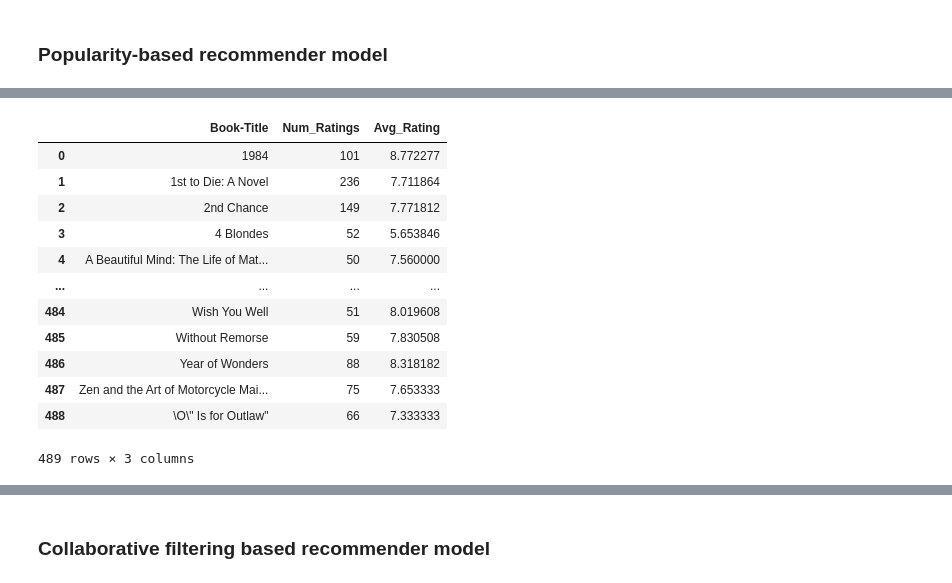
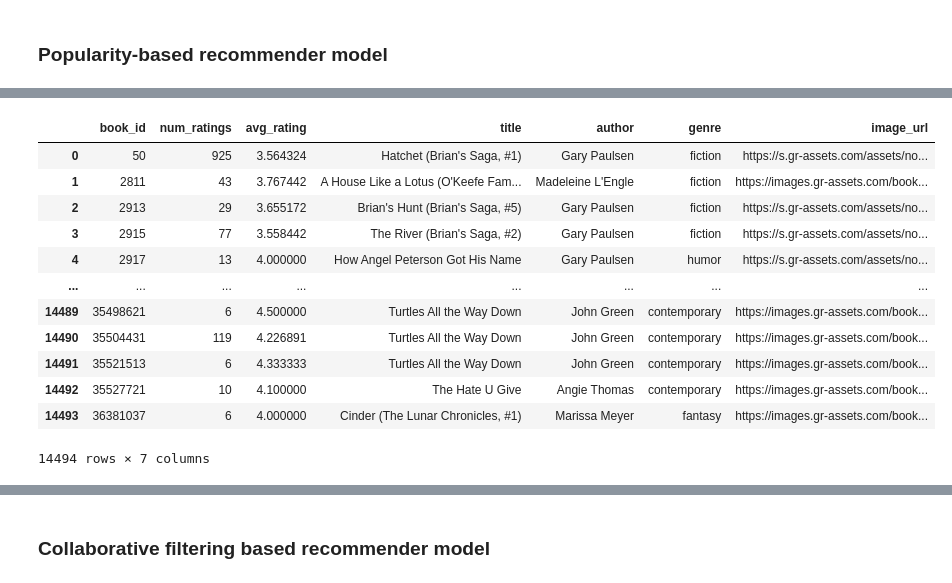
Before and after one commit to mkamar17/litra-book_recommender, a Jupyter notebook: product/ML/notebooks/book_recommender.ipynb, the cells around one changed output, grey strips where cells are left out. Saved outputs shown, nothing was run; the diff lists cells and outputs as text; code cells hidden in the pictures.

```diff
--- a/product/ML/notebooks/book_recommender.ipynb
+++ b/product/ML/notebooks/book_recommender.ipynb
@@ -81,4 +67,19 @@ merged_df = raw_df[[
 ]].copy()
+# %%
+GENRE_SHELVES = {
+    "fantasy", "romance", "science-fiction", "sci-fi", "mystery", "thriller",
+    "horror", "dystopia", "paranormal", "urban-fantasy", "historical-fiction",
+    "contemporary", "adventure", "fiction", "non-fiction", "humor", "comedy",
+    "paranormal-romance", "sci-fi-fantasy", "teen-fiction", "young-adult-fiction"
+}
+
+def extract_genre(shelves):
+    if not isinstance(shelves, list):
+        return "unknown"
+    for shelf in shelves:
+        if shelf["name"] in GENRE_SHELVES:
+            return shelf["name"]
+    return "unknown"
 # %% [markdown]
 ### Getting the author data
 # %%
@@ -128,3 +129,9 @@ authored_df[["title","author"]]
 | 1999998 | Peeps (Peeps #1) | Scott Westerfeld |
 | 1999999 | When the Stars Begin to Fall | James Lincoln Collier |
 2000000 rows × 2 columns
+# %%
+authored_df["genre"] = authored_df["popular_shelves"].apply(extract_genre)
+authored_df = authored_df.drop(columns=["popular_shelves"])
+
+print(authored_df["genre"].value_counts())
+print(f"\nUnknown: {(authored_df['genre'] == 'unknown').sum()}")
@@ -401,5 +376,7 @@ ratings_with_name = ratings.merge(books, on='ISBN')
 # %%
-num_rating_df = ratings_with_name.groupby('Book-Title').count()['Book-Rating'].reset_index()
-num_rating_df.rename(columns= {'Book-Rating': 'Num_Ratings'}, inplace = True)
+#count ratings per book
+
+num_rating_df = filtered_df.groupby("book_id")["rating"].count().reset_index()
+num_rating_df.rename(columns= {"rating":"num_ratings"}, inplace = True)
 num_rating_df
 # %% [output]
@@ -419,7 +396,7 @@ num_rating_df
 # %%
 # finding the average rating for each book
 
-avg_rating_df = ratings_with_name.groupby('Book-Title')['Book-Rating'].mean().reset_index()
-avg_rating_df.rename(columns= {'Book-Rating': 'Avg_Rating'}, inplace = True)
+avg_rating_df = filtered_df.groupby("book_id")["rating"].mean().reset_index()
+avg_rating_df.rename(columns= {"rating": "avg_rating"}, inplace = True)
 avg_rating_df
 # %% [output]
@@ -439,19 +416,20 @@ avg_rating_df
 # %%
 # merging the two tables to create a new popular books dataframe
 
-popular_df = num_rating_df.merge(avg_rating_df, on = 'Book-Title')
+book_info = filtered_df[["book_id", "title", "author","genre", "image_url"]].drop_duplicates("book_id")
+popular_df = num_rating_df.merge(avg_rating_df, on = "book_id").merge(book_info, on="book_id")
 popular_df
 # %% [output]
-|  | Book-Title | Num_Ratings | Avg_Rating |
-| 0 | 1984 | 101 | 8.772277 |
-| 1 | 1st to Die: A Novel | 236 | 7.711864 |
-| 2 | 2nd Chance | 149 | 7.771812 |
-| 3 | 4 Blondes | 52 | 5.653846 |
-| 4 | A Beautiful Mind: The Life of Mat... | 50 | 7.560000 |
-| ... | ... | ... | ... |
-| 484 | Wish You Well | 51 | 8.019608 |
-| 485 | Without Remorse | 59 | 7.830508 |
-| 486 | Year of Wonders | 88 | 8.318182 |
-| 487 | Zen and the Art of Motorcycle Mai... | 75 | 7.653333 |
-| 488 | \O\" Is for Outlaw" | 66 | 7.333333 |
+|  | book_id | num_ratings | avg_rating | title | author | genre | image_url |
+| 0 | 50 | 925 | 3.564324 | Hatchet (Brian's Saga, #1) | Gary Paulsen | fiction | https://s.gr-assets.com/assets/no... |
+| 1 | 2811 | 43 | 3.767442 | A House Like a Lotus (O'Keefe Fam... | Madeleine L'Engle | fiction | https://images.gr-assets.com/book... |
+| 2 | 2913 | 29 | 3.655172 | Brian's Hunt (Brian's Saga, #5) | Gary Paulsen | fiction | https://s.gr-assets.com/assets/no... |
+| 3 | 2915 | 77 | 3.558442 | The River (Brian's Saga, #2) | Gary Paulsen | fiction | https://s.gr-assets.com/assets/no... |
+| 4 | 2917 | 13 | 4.000000 | How Angel Peterson Got His Name | Gary Paulsen | humor | https://s.gr-assets.com/assets/no... |
+| ... | ... | ... | ... | ... | ... | ... | ... |
+| 14489 | 35498621 | 6 | 4.500000 | Turtles All the Way Down | John Green | contemporary | https://images.gr-assets.com/book... |
+| 14490 | 35504431 | 119 | 4.226891 | Turtles All the Way Down | John Green | contemporary | https://images.gr-assets.com/book... |
+| 14491 | 35521513 | 6 | 4.333333 | Turtles All the Way Down | John Green | contemporary | https://images.gr-assets.com/book... |
+| 14492 | 35527721 | 10 | 4.100000 | The Hate U Give | Angie Thomas | contemporary | https://images.gr-assets.com/book... |
+| 14493 | 36381037 | 6 | 4.000000 | Cinder (The Lunar Chronicles, #1) | Marissa Meyer | fantasy | https://images.gr-assets.com/book... |
-489 rows × 3 columns
+14494 rows × 7 columns
```
Also changed, not shown: parts of 27 cells of this notebook.
